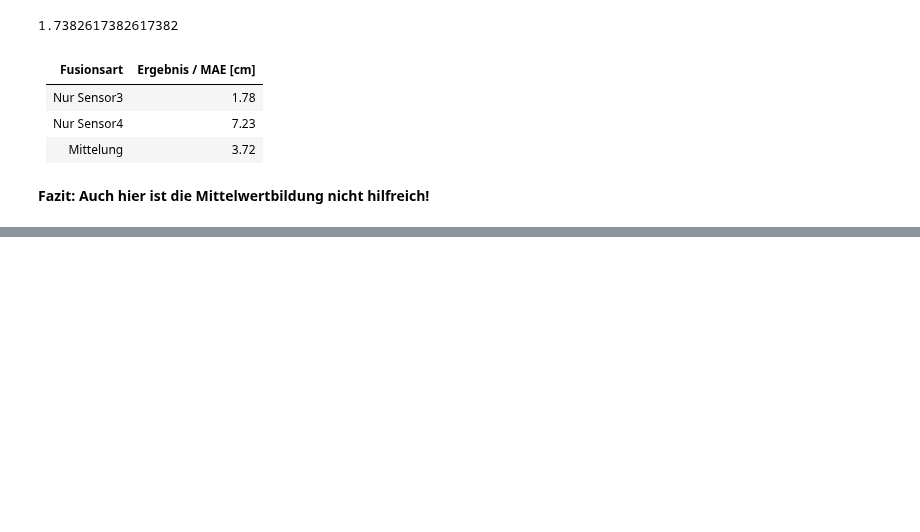
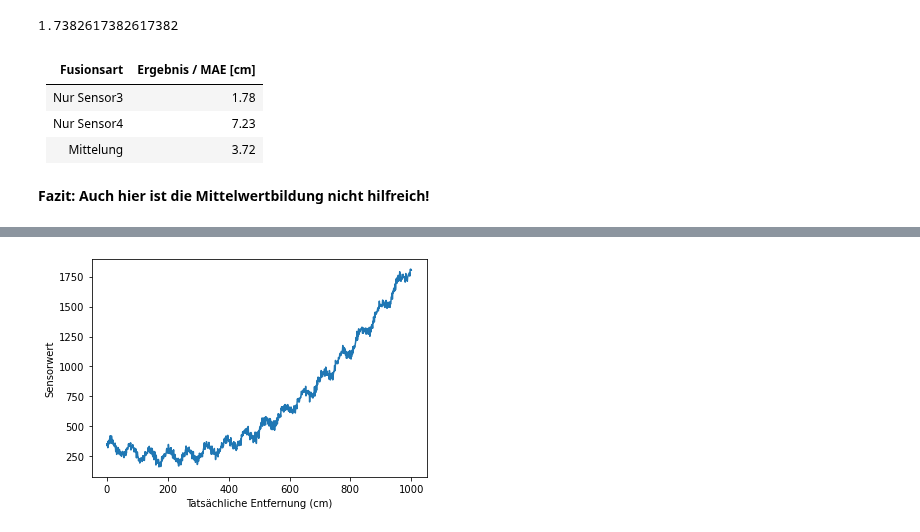
Before and after one commit to juebrauer/central, a Jupyter notebook: 003_distance_sensor_data_fusion/distance_sensor_data_fusion_live.ipynb, the cells around one changed output, grey strips where cells are left out. Drawn from its saved outputs; the diff is of its cells as text; code cells hidden in the pictures; blank space fills up the shorter version.

```diff
--- a/003_distance_sensor_data_fusion/distance_sensor_data_fusion_live.ipynb
+++ b/003_distance_sensor_data_fusion/distance_sensor_data_fusion_live.ipynb
@@ -529,0 +553,29 @@ MAE(gw, fusions_ergebnisse)
+# %%
+class sensor_complex:
+
+    def __init__(self, bias, noise, pos):
+        self.bias = bias
+        self.noise = noise
+        self.pos = pos
+
+    def get_sensorwert(self, e):
+        sensorwert = e + numpy.random.normal(loc=self.bias, scale=self.noise) + \
+                    50*numpy.sin(e/10) + ((e-self.pos)/20)**2
+        return sensorwert
+
+    def zeige_sensor_kurve(self):
+
+        sensorwerte = []
+        for e in range(0,1001):
+            sensorwert = self.get_sensorwert(e)
+            sensorwerte.append( sensorwert )
+
+        plt.plot(sensorwerte)
+        plt.xlabel("Tatsächliche Entfernung (cm)")
+        plt.ylabel("Sensorwert")
+        plt.show()
+# %%
+s5 = sensor_complex(-50,20,400)
+s5.zeige_sensor_kurve()
+# %% [output]
+[figure, added]
```
Also changed, not shown: parts of 51 cells of this notebook.
